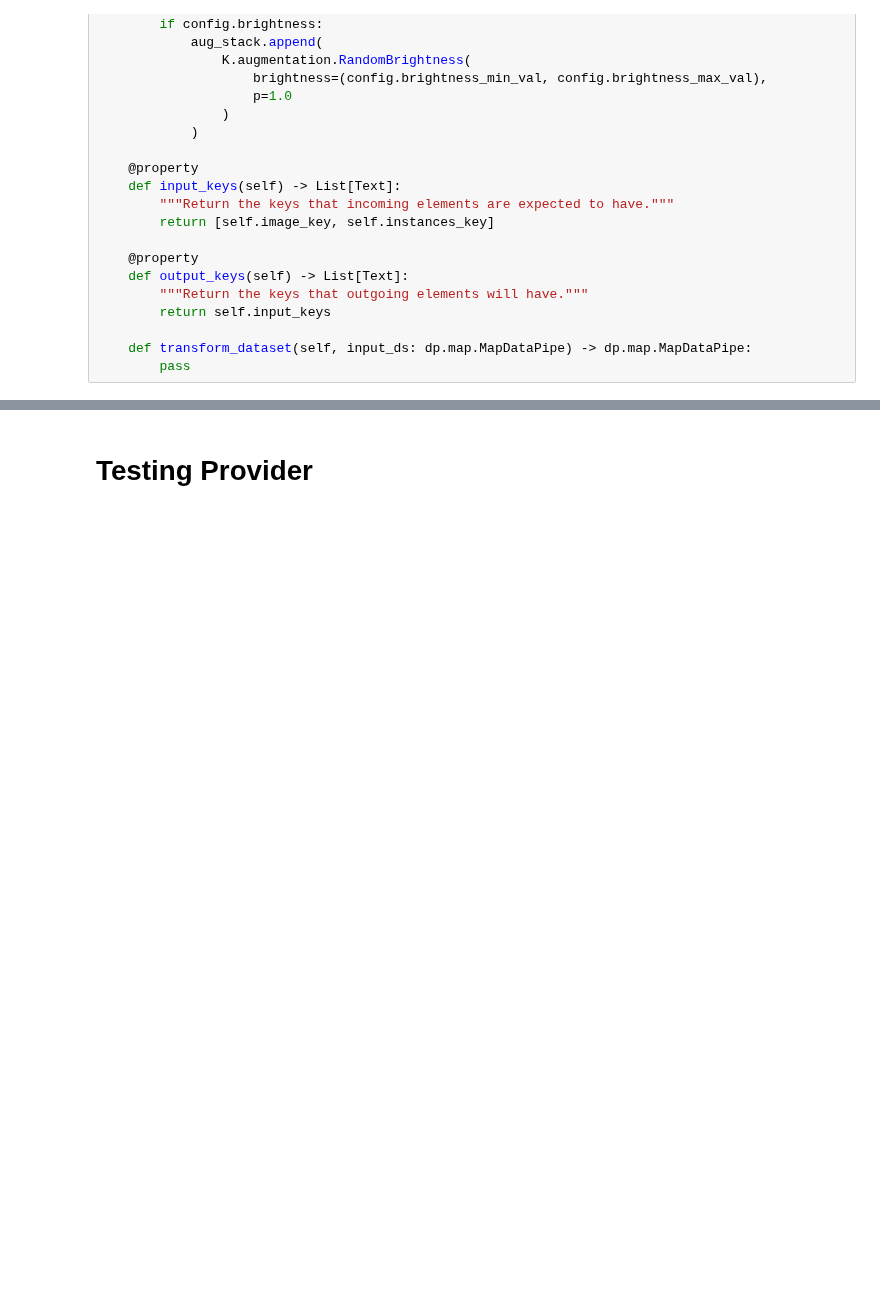
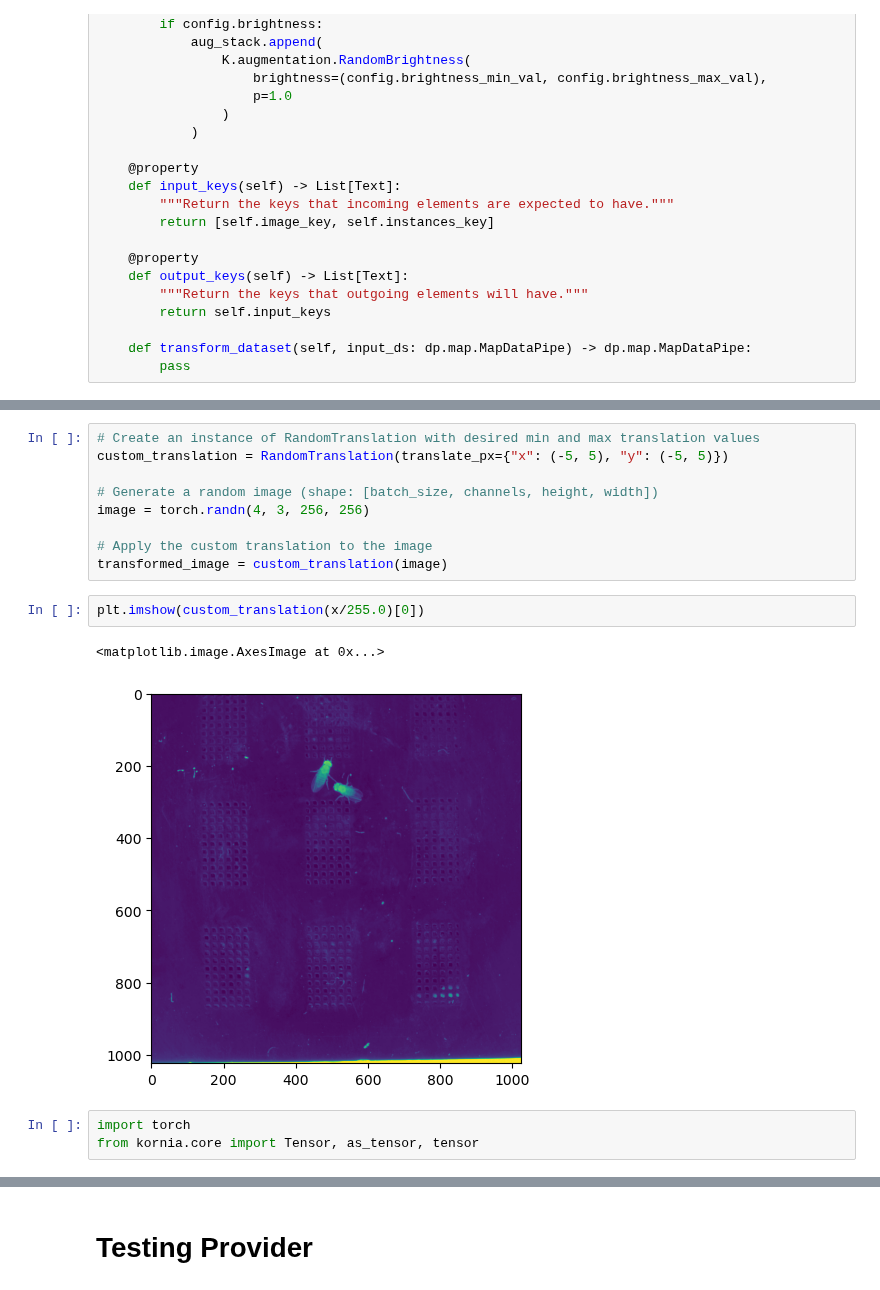
Before and after one commit to talmolab/sleap-nn, a Jupyter notebook: sleap_nn/data/tmp.ipynb, the cells around one changed output, grey strips where cells are left out. Cells and saved outputs as stored; diff of their text form; blank space fills up the shorter version.

Commit message:
added random translation px

```diff
--- a/sleap_nn/data/tmp.ipynb
+++ b/sleap_nn/data/tmp.ipynb
@@ -472,0 +517,17 @@ ModuleNotFoundError: No module named 'imgaug'
+# %%
+# Create an instance of RandomTranslation with desired min and max translation values
+custom_translation = RandomTranslation(translate_px={"x": (-5, 5), "y": (-5, 5)})
+
+# Generate a random image (shape: [batch_size, channels, height, width])
+image = torch.randn(4, 3, 256, 256)
+
+# Apply the custom translation to the image
+transformed_image = custom_translation(image)
+# %%
+plt.imshow(custom_translation(x/255.0)[0])
+# %% [output]
+<matplotlib.image.AxesImage at 0x...>
+[figure, added]
+# %%
+import torch
+from kornia.core import Tensor, as_tensor, tensor
```
Also changed, not shown: parts of 16 cells of this notebook, 1 other file.
